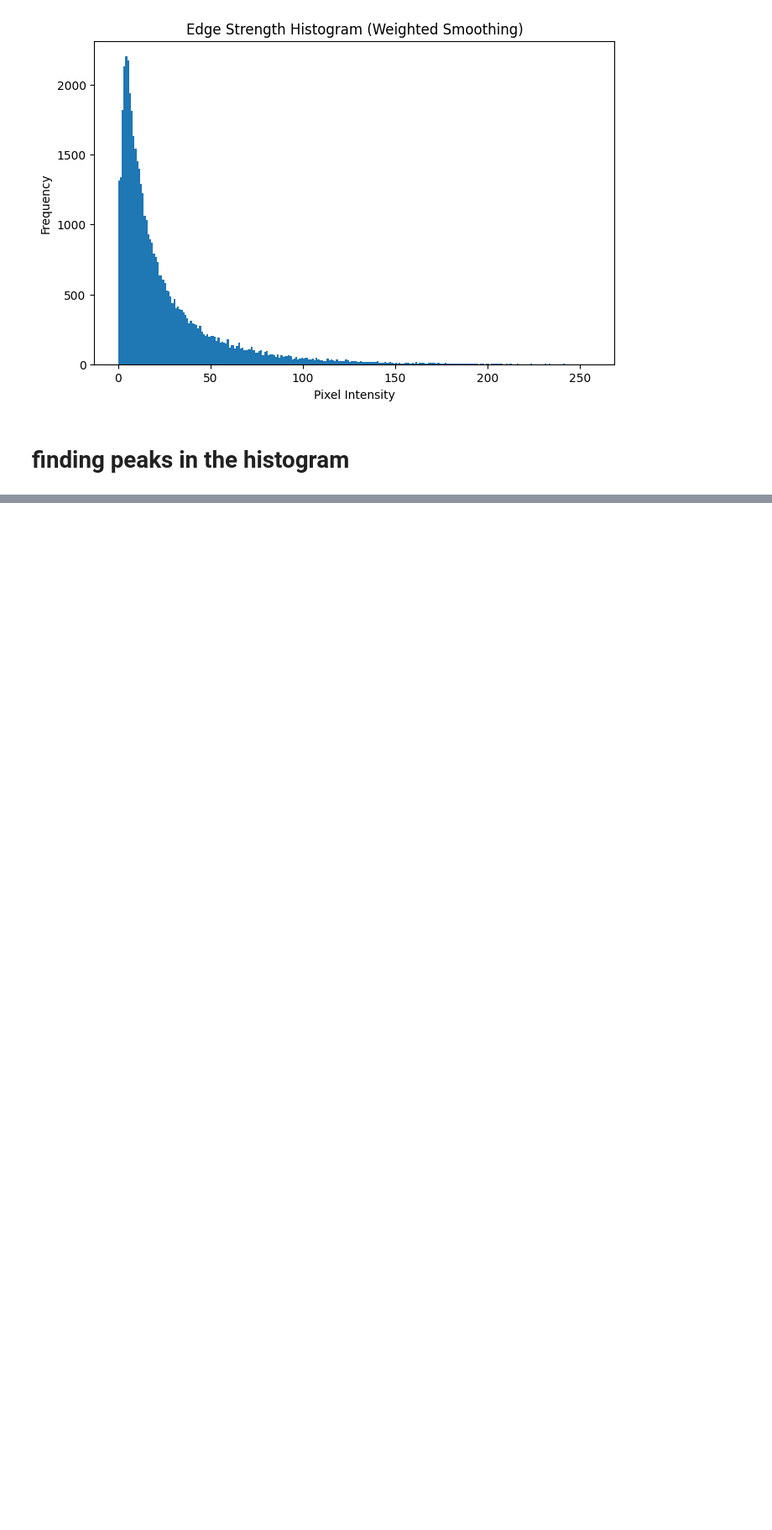
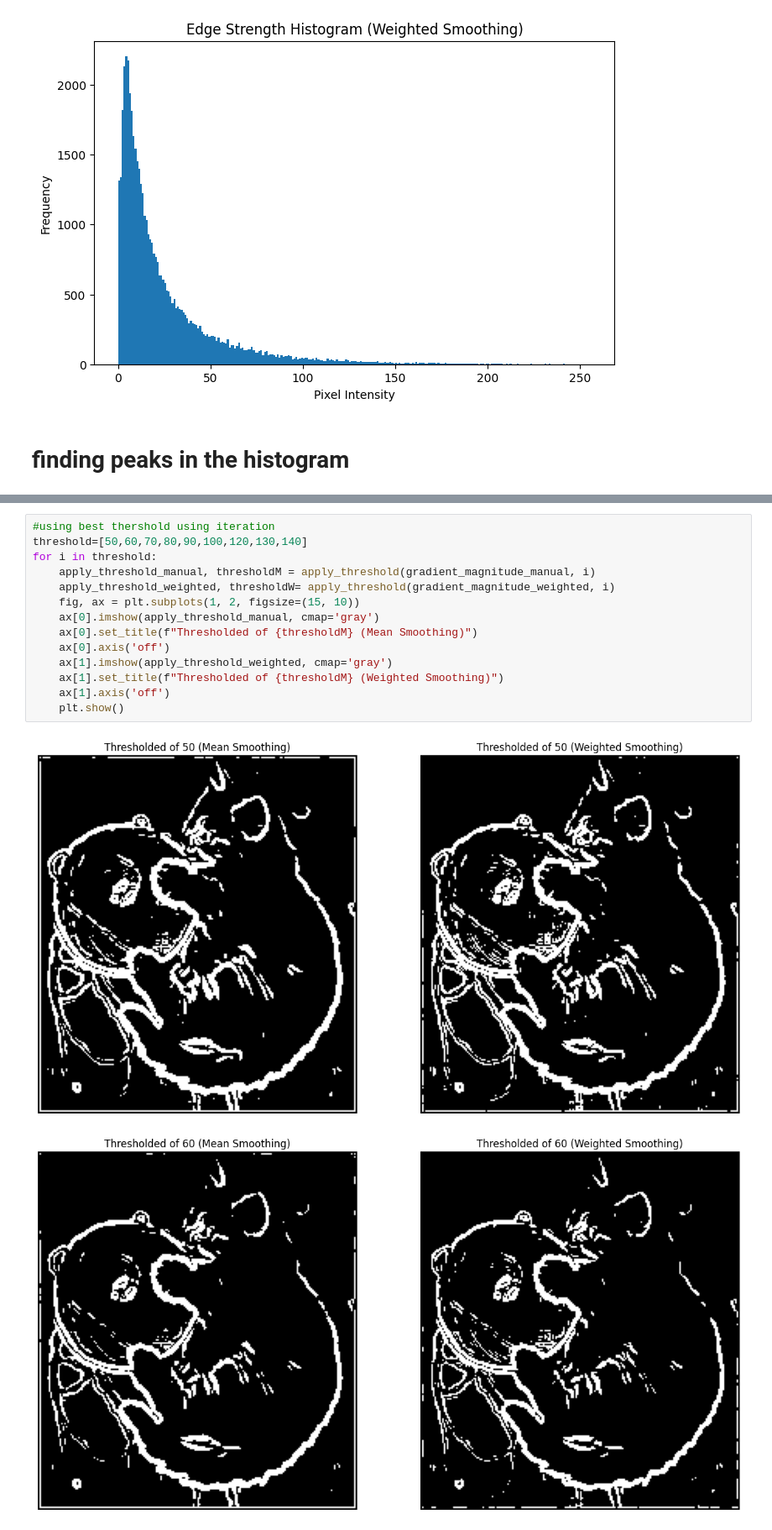
Before and after one commit to zacgalaxy/CV_CW1, a Jupyter notebook: Average_Kernal.ipynb, the cells around one changed output, grey strips where cells are left out. Shown at 84% size. Cells and saved outputs as stored; diff of their text form; blank space fills up the shorter version.

```diff
--- a/Average_Kernal.ipynb
+++ b/Average_Kernal.ipynb
@@ -202,0 +219,17 @@ plt.show()
+# %%
+#using best thershold using iteration
+threshold=[50,60,70,80,90,100,120,130,140]
+for i in threshold:
+    apply_threshold_manual, thresholdM = apply_threshold(gradient_magnitude_manual, i)
+    apply_threshold_weighted, thresholdW= apply_threshold(gradient_magnitude_weighted, i)
+    fig, ax = plt.subplots(1, 2, figsize=(15, 10))
+    ax[0].imshow(apply_threshold_manual, cmap='gray')
+    ax[0].set_title(f"Thresholded of {thresholdM} (Mean Smoothing)")
+    ax[0].axis('off')
+    ax[1].imshow(apply_threshold_weighted, cmap='gray')
+    ax[1].set_title(f"Thresholded of {thresholdM} (Weighted Smoothing)")
+    ax[1].axis('off')
+    plt.show()
+# %% [output]
+[figure, added]
+[figure, added]
```
Also changed, not shown: parts of 8 cells of this notebook, 4 other files.
